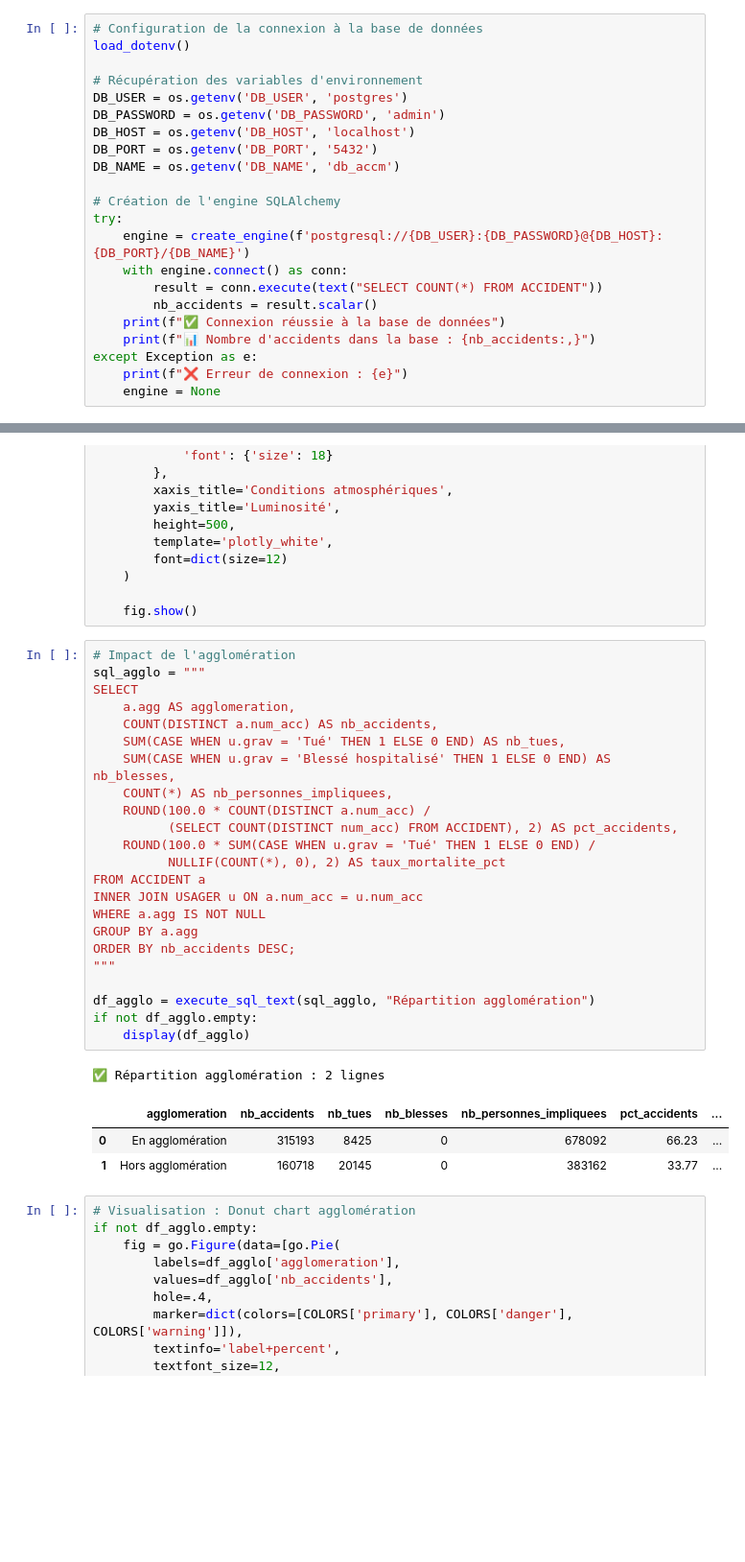
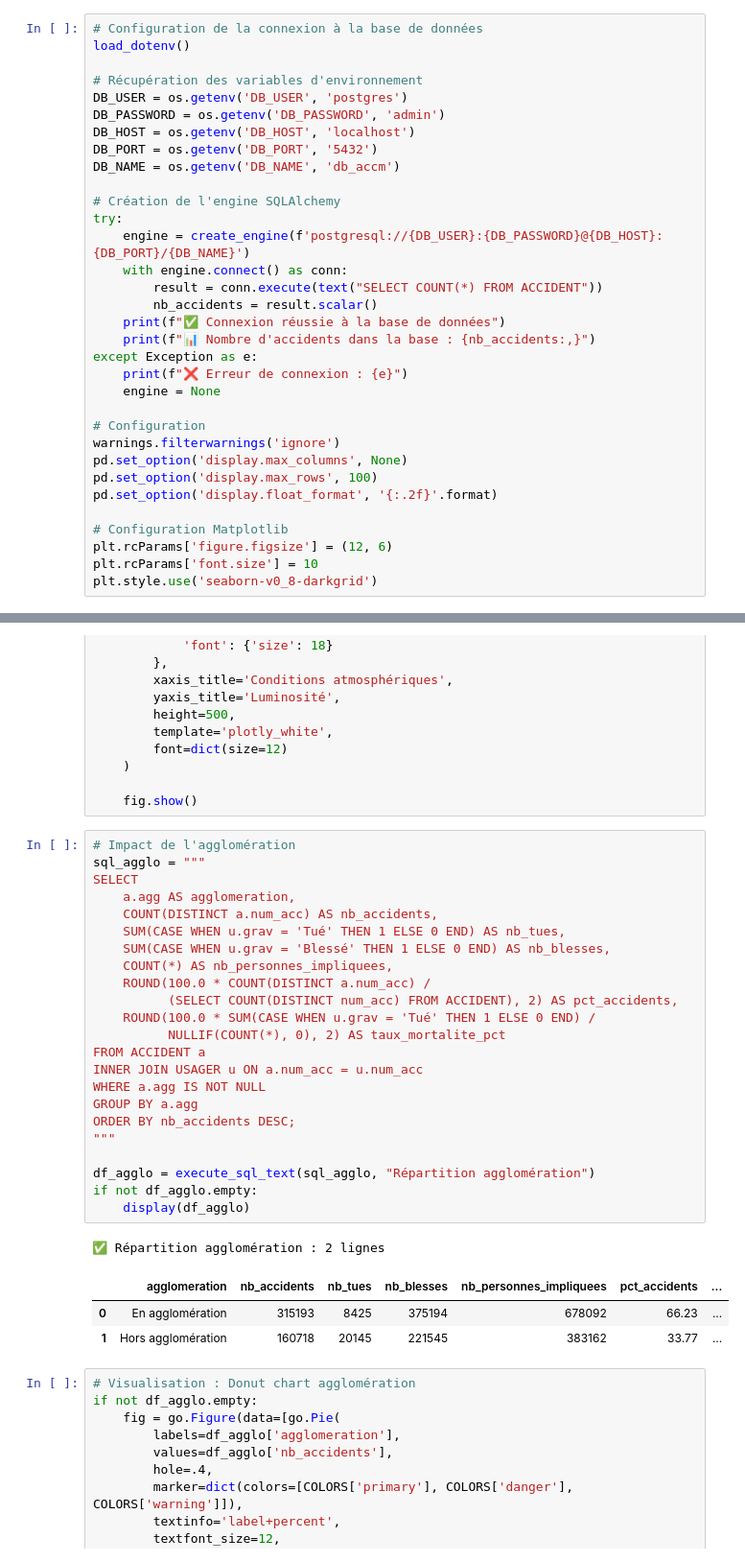
Before and after one commit to LounesAbd/Projet-1-Simplon-Data-Engineer-2025---Mighty-Mosquitoes, a Jupyter notebook: analytics/analy_accidents.ipynb, the cells around one changed output, grey strips where cells are left out. Shown: that part at 96% size. Cells and saved outputs as stored; diff of their text form; blank space fills up the shorter version.

```diff
--- a/analytics/analy_accidents.ipynb
+++ b/analytics/analy_accidents.ipynb
@@ -71,6 +71,17 @@ try:
 except Exception as e:
     print(f"❌ Erreur de connexion : {e}")
     engine = None
+
+# Configuration
+warnings.filterwarnings('ignore')
+pd.set_option('display.max_columns', None)
+pd.set_option('display.max_rows', 100)
+pd.set_option('display.float_format', '{:.2f}'.format)
+
+# Configuration Matplotlib
+plt.rcParams['figure.figsize'] = (12, 6)
+plt.rcParams['font.size'] = 10
+plt.style.use('seaborn-v0_8-darkgrid')
 # %% [output]
 ✅ Connexion réussie à la base de données
 📊 Nombre d'accidents dans la base : 475,911
@@ -640,31 +651,31 @@ if not df_lum_atm.empty:
 # %%
 # Impact de l'agglomération
 sql_agglo = """
 SELECT
     a.agg AS agglomeration,
     COUNT(DISTINCT a.num_acc) AS nb_accidents,
     SUM(CASE WHEN u.grav = 'Tué' THEN 1 ELSE 0 END) AS nb_tues,
-    SUM(CASE WHEN u.grav = 'Blessé hospitalisé' THEN 1 ELSE 0 END) AS nb_blesses,
+    SUM(CASE WHEN u.grav = 'Blessé' THEN 1 ELSE 0 END) AS nb_blesses,
     COUNT(*) AS nb_personnes_impliquees,
     ROUND(100.0 * COUNT(DISTINCT a.num_acc) /
           (SELECT COUNT(DISTINCT num_acc) FROM ACCIDENT), 2) AS pct_accidents,
     ROUND(100.0 * SUM(CASE WHEN u.grav = 'Tué' THEN 1 ELSE 0 END) /
           NULLIF(COUNT(*), 0), 2) AS taux_mortalite_pct
 FROM ACCIDENT a
 INNER JOIN USAGER u ON a.num_acc = u.num_acc
 WHERE a.agg IS NOT NULL
 GROUP BY a.agg
 ORDER BY nb_accidents DESC;
 """
 
 df_agglo = execute_sql_text(sql_agglo, "Répartition agglomération")
 if not df_agglo.empty:
     display(df_agglo)
 # %% [output]
 ✅ Répartition agglomération : 2 lignes
 |  | agglomeration | nb_accidents | nb_tues | nb_blesses | nb_personnes_impliquees | pct_accidents | ... |
-| 0 | En agglomération | 315193 | 8425 | 0 | 678092 | 66.23 | ... |
-| 1 | Hors agglomération | 160718 | 20145 | 0 | 383162 | 33.77 | ... |
+| 0 | En agglomération | 315193 | 8425 | 375194 | 678092 | 66.23 | ... |
+| 1 | Hors agglomération | 160718 | 20145 | 221545 | 383162 | 33.77 | ... |
 # %%
 # Visualisation : Donut chart agglomération
 if not df_agglo.empty:
```
Also changed, not shown: parts of 3 cells of this notebook, 3 other files.
